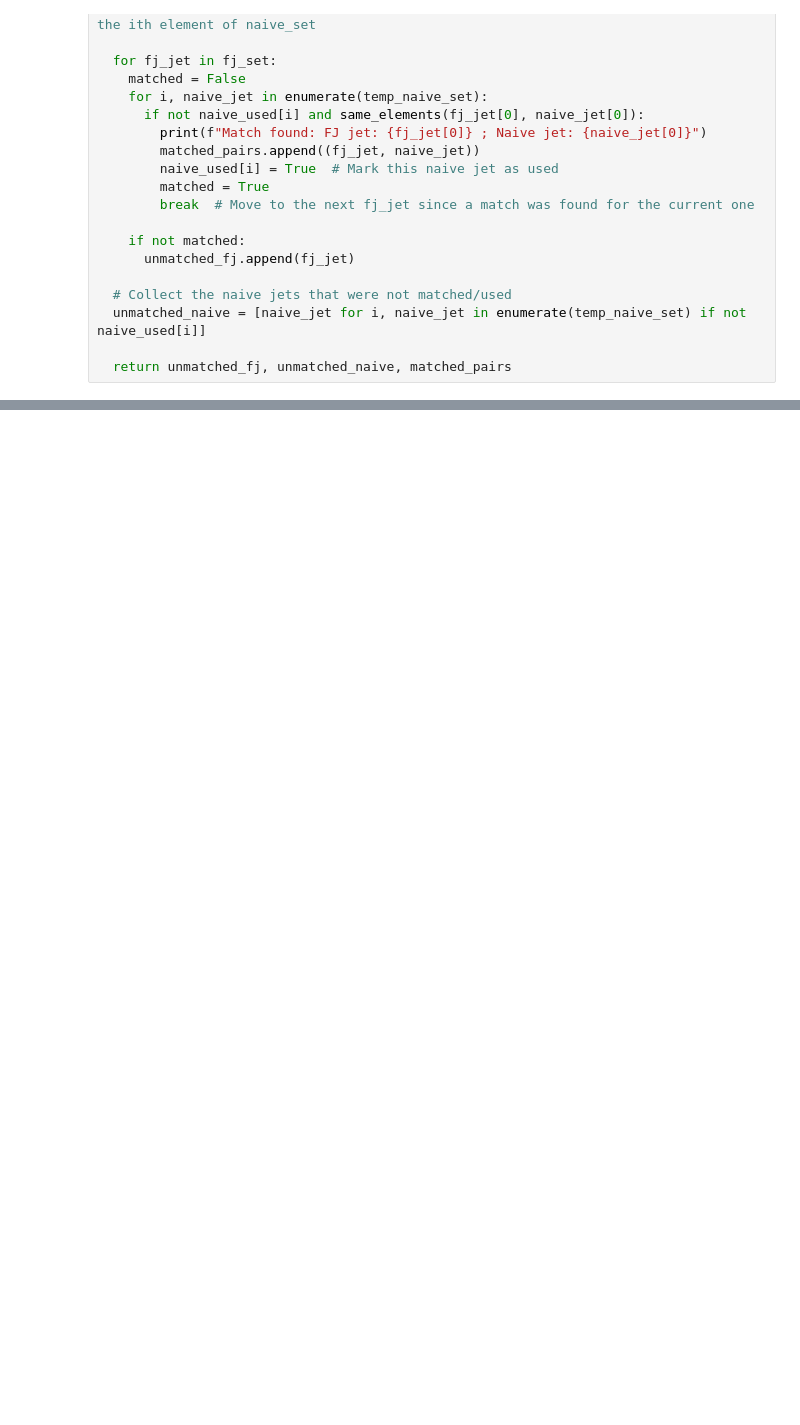
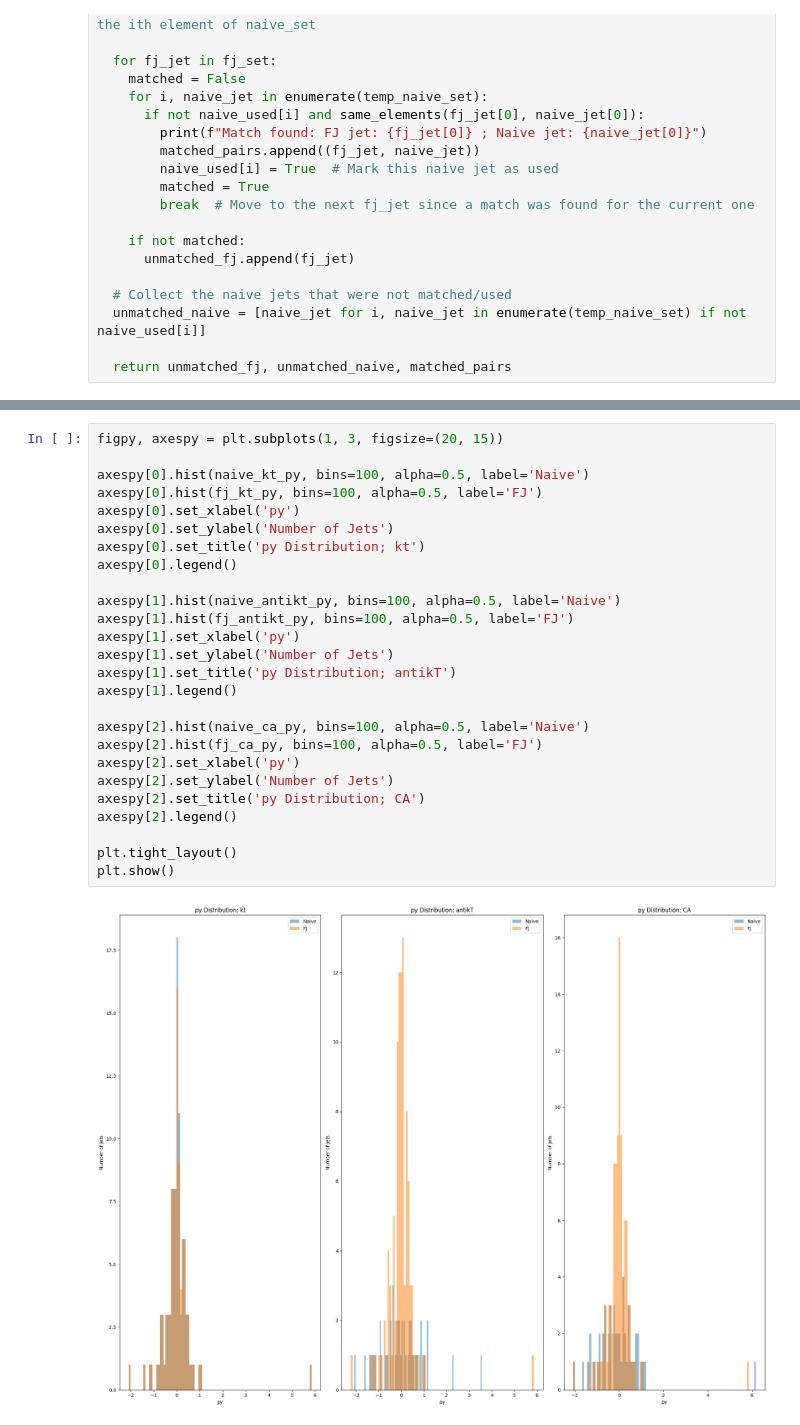
Before and after one commit to AlexeiTam/hackjet, a Jupyter notebook: JetCompare.ipynb, the cells around one changed output, grey strips where cells are left out. Drawn from its saved outputs; the diff is of its cells as text; blank space fills up the shorter version.

```diff
--- a/JetCompare.ipynb
+++ b/JetCompare.ipynb
@@ -335,0 +447,28 @@ plt.show()
+# %%
+figpy, axespy = plt.subplots(1, 3, figsize=(20, 15))
+
+axespy[0].hist(naive_kt_py, bins=100, alpha=0.5, label='Naive')
+axespy[0].hist(fj_kt_py, bins=100, alpha=0.5, label='FJ')
+axespy[0].set_xlabel('py')
+axespy[0].set_ylabel('Number of Jets')
+axespy[0].set_title('py Distribution; kt')
+axespy[0].legend()
+
+axespy[1].hist(naive_antikt_py, bins=100, alpha=0.5, label='Naive')
+axespy[1].hist(fj_antikt_py, bins=100, alpha=0.5, label='FJ')
+axespy[1].set_xlabel('py')
+axespy[1].set_ylabel('Number of Jets')
+axespy[1].set_title('py Distribution; antikT')
+axespy[1].legend()
+
+axespy[2].hist(naive_ca_py, bins=100, alpha=0.5, label='Naive')
+axespy[2].hist(fj_ca_py, bins=100, alpha=0.5, label='FJ')
+axespy[2].set_xlabel('py')
+axespy[2].set_ylabel('Number of Jets')
+axespy[2].set_title('py Distribution; CA')
+axespy[2].legend()
+
+plt.tight_layout()
+plt.show()
+# %% [output]
+[figure, added]
```
Also changed, not shown: parts of 20 cells of this notebook.
